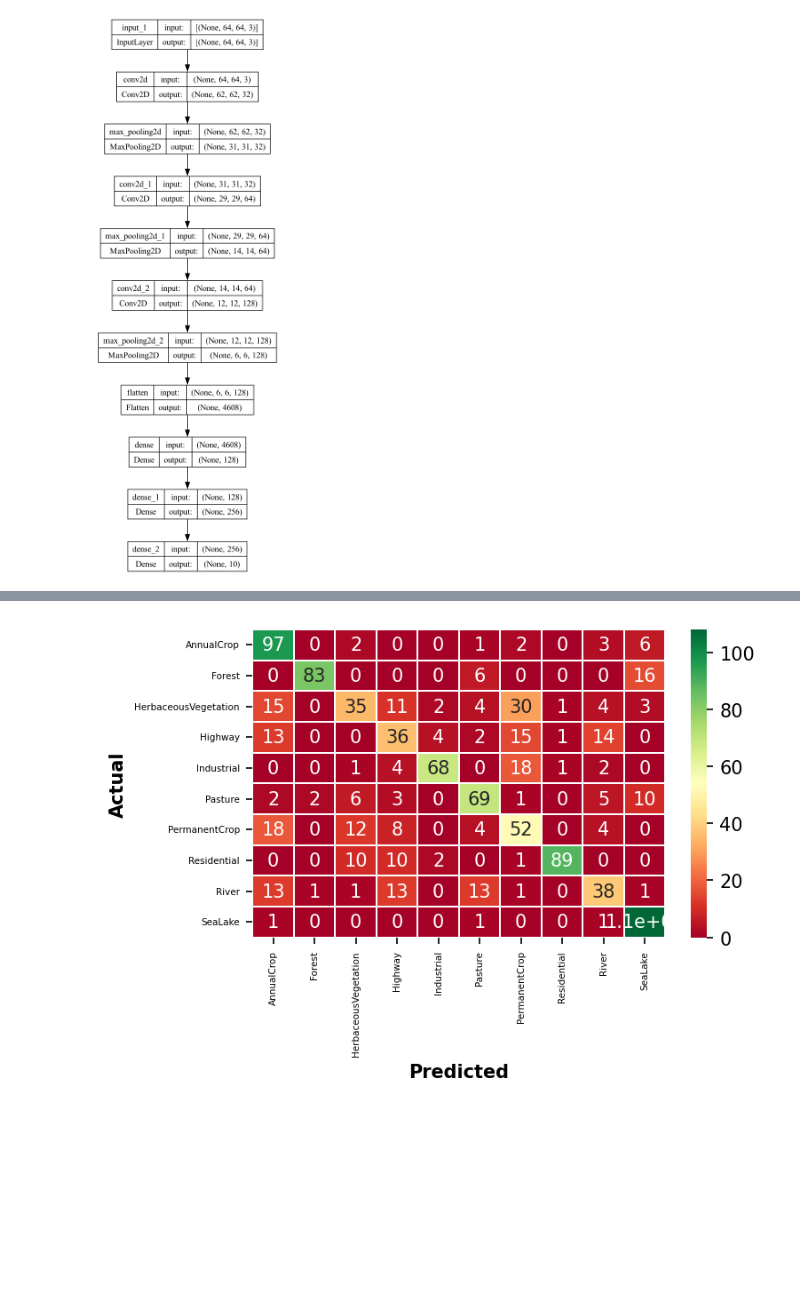
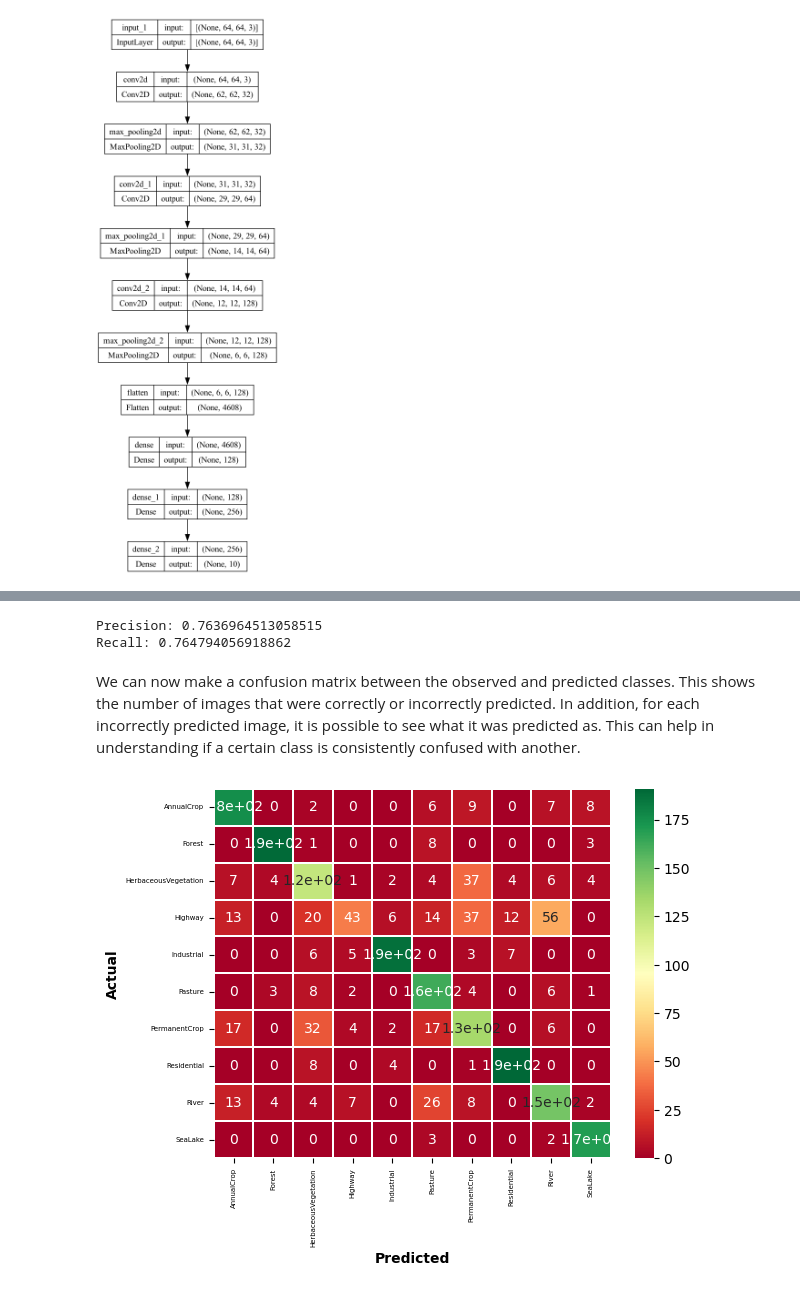
Before and after one commit to simonbrewer/ESS_AI_Workshop, a Jupyter notebook: ESS_AI_02_CNNs.ipynb, the cells around one changed output, grey strips where cells are left out. Saved outputs shown, nothing was run; the diff lists cells and outputs as text; code cells hidden in the pictures; blank space fills up the shorter version.

```diff
--- a/ESS_AI_02_CNNs.ipynb
+++ b/ESS_AI_02_CNNs.ipynb
@@ -77,5 +80,5 @@ import tensorflow as tf
 Now set the path to the folder containing the images you downloaded. If you have any questions about setting this path, please ask.
 # %%
 # path to image folders
-image_path = "./datafiles/EuroSat_RGB/"
+image_path = "./datafiles/EuroSAT_RGB/"
 # %% [markdown]
@@ -129,6 +127,6 @@ The original images are 64x64 pixels. As these are small, we can use them at the
 # %%
 # Specify the number of images to use
-patch_numbers = 500
+patch_numbers = 1000
 
 # Define the size of each image patch
 patch_size_x = 64
@@ -291,7 +289,7 @@ With this function ready, we can now build the model architecture. We use the X_
 # %%
 input_shape = X_train.shape[1:]
 
-model = cnn_model(input_shape, num_classes=10)
+model = cnn_model(input_shape, num_classes=num_classes)
 
 model.summary()
 # %% [output]
@@ -371,0 +346,9 @@ from sklearn.metrics import f1_score,accuracy_score, precision_score, recall_sco
+# %%
+history = model.fit(
+    x=X_train,
+    y=y_train,
+    batch_size=32,
+    validation_data=(X_val, y_val),
+    epochs=30,
+    shuffle=True
+)
@@ -458,27 +435,34 @@ Recall: 0.6616062574903239
+# %%
+# Importing necessary libraries
+from sklearn.metrics import precision_score, recall_score
+
+precision = precision_score(actual, prediction, average='macro')
+recall = recall_score(actual, prediction, average='macro')
+
+print(f'Precision: {precision}')
+print(f'Recall: {recall}')
+# %% [output]
+Precision: 0.7636964513058515
+Recall: 0.764794056918862
+# %% [markdown]
+We can now make a confusion matrix between the observed and predicted classes. This shows the number of images that were correctly or incorrectly predicted. In addition, for each incorrectly predicted image, it is possible to see what it was predicted as. This can help in understanding if a certain class is consistently confused with another.
 # %%
-# Make into a function!
-# Creating a confusion matrix using actual and predicted values
+from sklearn.metrics import confusion_matrix
+
+## Create a confusion matrix
 cmat = confusion_matrix(actual, prediction)
 
-# Assuming 'classes' is a variable containing the class labels
-u = classes  # Class labels for y-axis
-v = classes  # Class labels for x-axis
+## Get labels for the plot
+actual_class = classes  # Class labels for y-axis
+predict_class = classes  # Class labels for x-axis
 
-# Setting up the figure size and resolution for the heatmap
-plt.figure(figsize=(5, 3), dpi=150)
-
-# Creating a heatmap using seaborn with annotations, color map, and tick labels
-b = sns.heatmap(cmat, annot=True, cmap='RdYlGn', linewidths=.2, yticklabels=u, xticklabels=v)
-
-# Setting tick label sizes
-b.set_yticklabels(u, size=5)
-b.set_xticklabels(v, size=5)
-
-# Adding labels for y-axis and x-axis
+b = sns.heatmap(cmat, annot=True, cmap='RdYlGn', linewidths=.2,
+                yticklabels=actual_class, xticklabels=predict_class)
+b.set_yticklabels(actual_class, size=5)
+b.set_xticklabels(predict_class, size=5)
 plt.ylabel('Actual', fontsize=10, fontweight='bold')
 plt.xlabel('Predicted', fontsize=10, fontweight='bold')
 
-# Displaying the heatmap
 plt.show()
 # %% [output]
-[figure, old version]
+[figure, new version]
```
Also changed, not shown: parts of 44 cells of this notebook.
